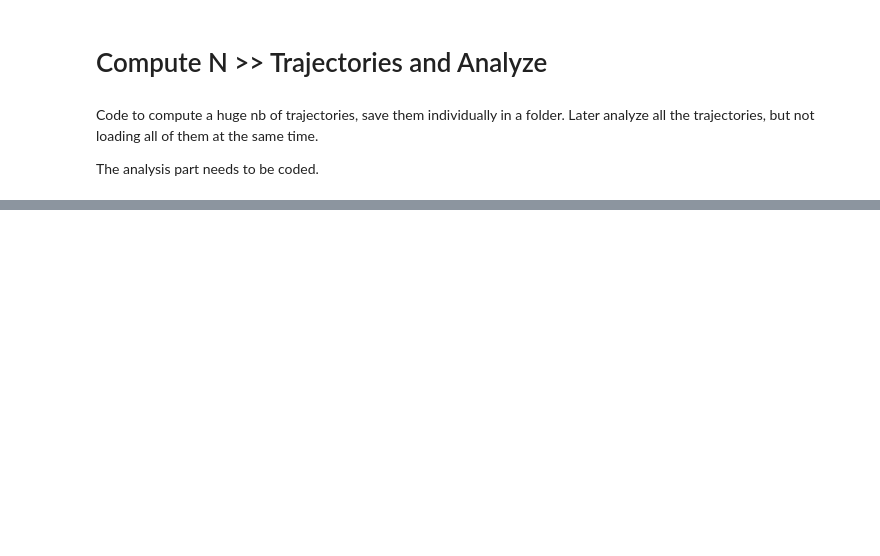
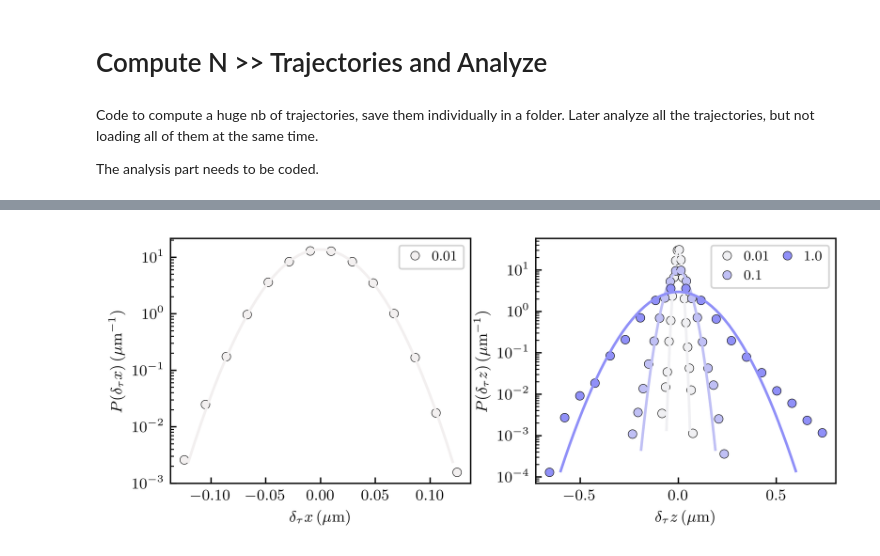
Before and after one commit to nicofares/save_codes, a Jupyter notebook: FPTs/simulation_and_fpt.ipynb, the cells around one changed output, grey strips where cells are left out. Cells and saved outputs as stored; diff of their text form; code cells hidden in the pictures; blank space fills up the shorter version.

```diff
--- a/FPTs/simulation_and_fpt.ipynb
+++ b/FPTs/simulation_and_fpt.ipynb
@@ -790,0 +1150,43 @@ Wall time: 11 s
+# %%
+# Plot distributions of displacements
+
+def gaussian(x, D, tau):
+    return 1 / np.sqrt(4 * np.pi * D * tau) * np.exp(- x ** 2 / (4 * D * tau))
+
+bins_dx_theory = [np.linspace(-np.max([np.abs(np.min(bins)), np.max(bins)]), np.max([np.abs(np.min(bins)), np.max(bins)]), 100) for bins in bins_dx]
+prob_dx_theory = [gaussian(bins_dx_theory[i], meanDx, timesteps_dx[i]*dt) for i in range(len(bins_dx))]
+
+bins_dz_theory = [np.linspace(-np.max([np.abs(np.min(bins)), np.max(bins)]), np.max([np.abs(np.min(bins)), np.max(bins)]), 100) for bins in bins_dz]
+prob_dz_theory = [gaussian(bins_dz_theory[i], meanDz, timesteps_dz[i]*dt) for i in range(len(bins_dz))]
+
+colors_x = sns.color_palette("light:r", as_cmap=False)
+colors_z = sns.color_palette("light:b", as_cmap=False)
+
+fig, axes = plt.subplots(1, 2, figsize=(15/2.54, 6/2.54))
+
+for i, di in enumerate(timesteps_dx[:1]):
+    bins, prob = bins_dx[i], prob_dx[i]
+    cond = prob > 0
+    bins = bins[cond]
+    prob = prob[cond]
+    bins_th, prob_th = bins_dx_theory[i], prob_dx_theory[i]
+    axes[0].plot(bins * 1e6, prob*1e-6, 'o', ms=5, mfc=colors_x[i], label=np.round(di*dt,2))
+    axes[0].plot(bins_th[prob_th >= np.min(prob)]*1e6, prob_th[prob_th >= np.min(prob)]*1e-6, ls='-', c=colors_x[i])
+axes[0].legend(frameon=True, handletextpad=0.5, handlelength=1.5, ncol=2, columnspacing=0.5, prop={'size': 8})
+axes[0].set(xlabel=r'$\delta_\tau x \, \mathrm{(\mu m)}$', ylabel=r'$P(\delta_\tau x) \, \mathrm{(\mu m^{-1})}$', xscale='linear', yscale='log')
+
+for i, di in enumerate(timesteps_dz):
+    bins, prob = bins_dz[i], prob_dz[i]
+    cond = prob > 0
+    bins = bins[cond]
+    prob = prob[cond]
+    bins_th, prob_th = bins_dz_theory[i], prob_dz_theory[i]
+    axes[1].plot(bins * 1e6, prob*1e-6, 'o', ms=5, mfc=colors_z[i], label=np.round(di*dt,2))
+    axes[1].plot(bins_th[prob_th >= np.min(prob)]*1e6, prob_th[prob_th >= np.min(prob)]*1e-6, ls='-', c=colors_z[i])
+axes[1].legend(frameon=True, handletextpad=0.5, handlelength=1.5, ncol=2, columnspacing=0.5, prop={'size': 8})
+axes[1].set(xlabel=r'$\delta_\tau z \, \mathrm{(\mu m)}$', ylabel=r'$P(\delta_\tau z) \, \mathrm{(\mu m^{-1})}$', xscale='linear', yscale='log')
+
+plt.tight_layout(pad=0.2)
+plt.show()
+# %% [output]
+[figure, added]
```
Also changed, not shown: parts of 37 cells of this notebook.
